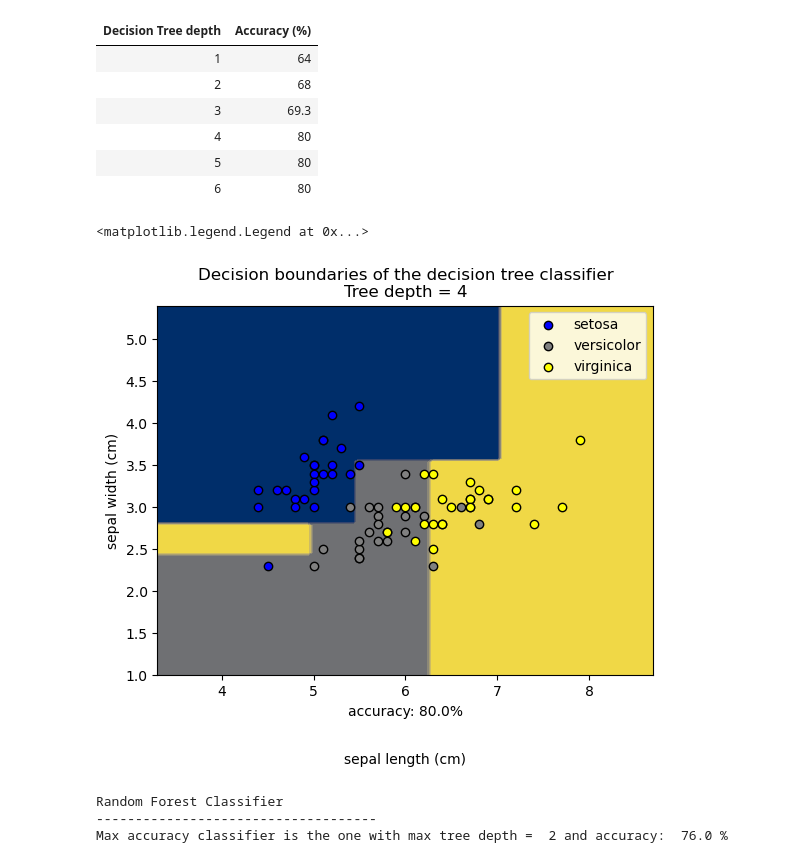
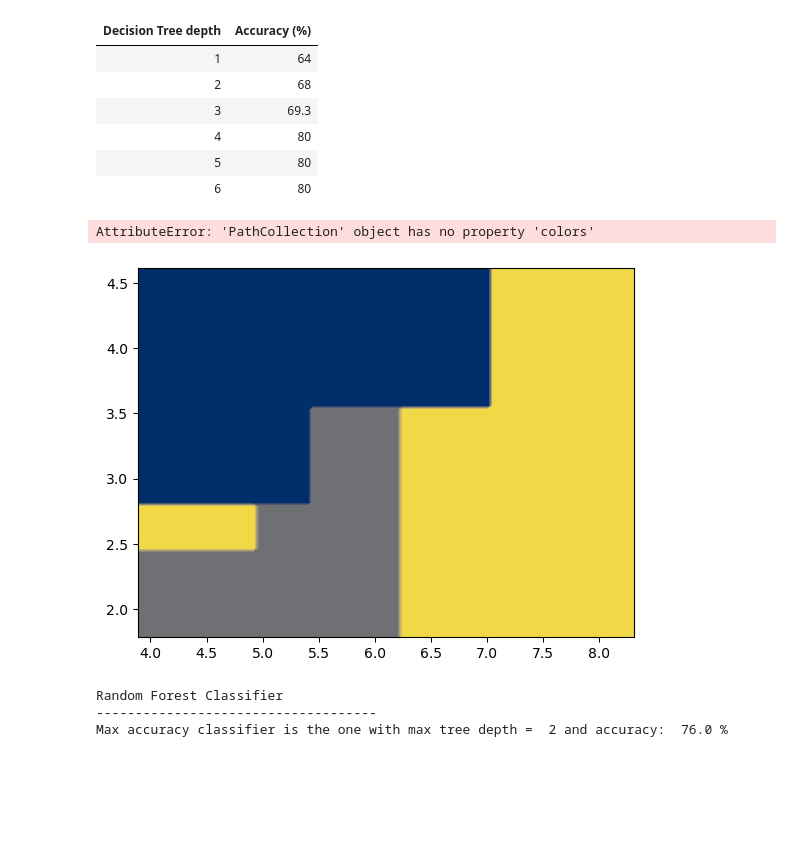
Before and after one commit to styltopa/PatternRecognition, a Jupyter notebook: topalidis_9613_Assignment3.ipynb, the cells around one changed output. Drawn from its saved outputs; the diff is of its cells as text; code cells hidden in the pictures; blank space fills up the shorter version.

```diff
--- a/topalidis_9613_Assignment3.ipynb
+++ b/topalidis_9613_Assignment3.ipynb
@@ -178,36 +178,53 @@ Max accuracy classifier is the one with depth =  4 and accuracy:  80.0 %
 # %%
 # A.2
 # Plot the decision boundaries of the classifier with the best accuracy
 # found from A.1
-decisionBoundDisp = DecisionBoundaryDisplay.from_estimator(
-    maxAccClf, trainingArr,  cmap=plt.cm.cividis, response_method="predict",
-    xlabel = 'accuracy: '+ str(100*maxAcc) + '%\n\n\n' + iris.feature_names[0], ylabel= iris.feature_names[1],
-    plot_method= 'contourf'
-)
 
+stdVal = np.zeros((2,))
+minBound = np.zeros((2,))
+maxBound = np.zeros((2,))
+numOfPointsInMesh = 100
+space = np.zeros((numOfPointsInMesh, 2))
+
+# bounds for the meshgrid
+# coord = 0 for length and = 1 for width
+for coord in range(0, 2):
+    stdVal[coord] = np.std(iris.data[:, coord])
+    minBound[coord] = np.min(iris.data[:, coord]) - stdVal[coord]/2
+    maxBound[coord] = np.max(iris.data[:, coord]) + stdVal[coord]/2
+    space[:, coord] = np.linspace(minBound[coord], maxBound[coord], numOfPointsInMesh)
+
+# X is the sepal length and Y the sepal width space
+X, Y = np.meshgrid(space[:, 0], space[:, 1])
+
+Z = np.zeros_like(X)
+
+
+for y in range(numOfPointsInMesh):
+    valToPredict = np.stack((X[:, y], Y[:, y]), axis = 1)
+    Z[:, y] = maxAccClf.predict(valToPredict)
+
+fig, ax = plt.subplots()
 c  = ['blue', 'grey', 'yellow']
+CS = ax.contourf(X, Y, Z, cmap=plt.cm.cividis)
 
 # Multiple scatter diagrams, one per kind of flower
 for i, t in enumerate(targetArr):
     targetInds = np.where(targetArrTesting == t)
     plt.scatter(
-        testingArr[targetInds, 0], testingArr[targetInds, 1], color=c[i],
+        testingArr[targetInds, 0], testingArr[targetInds, 1], color = c[i],
         edgecolor="black", label =  iris.target_names[i]
     )
-
-decisionBoundDisp.ax_.set_title('Decision boundaries of the '\
-    'decision tree classifier\nTree depth = ' \
-    + str(maxAccClf.tree_.max_depth))
 
 plt.legend()
 
 # Remarks
 # 1)
 # The decision boundaries derived from the simple decision tree classifier
 # are crisp and not complex (see cell output).
 # %% [output]
-<matplotlib.legend.Legend at 0x...>
+AttributeError: 'PathCollection' object has no property 'colors'
-[figure, old version]
+[figure, new version]
 # %%
 # Part B
 # B.1
```
